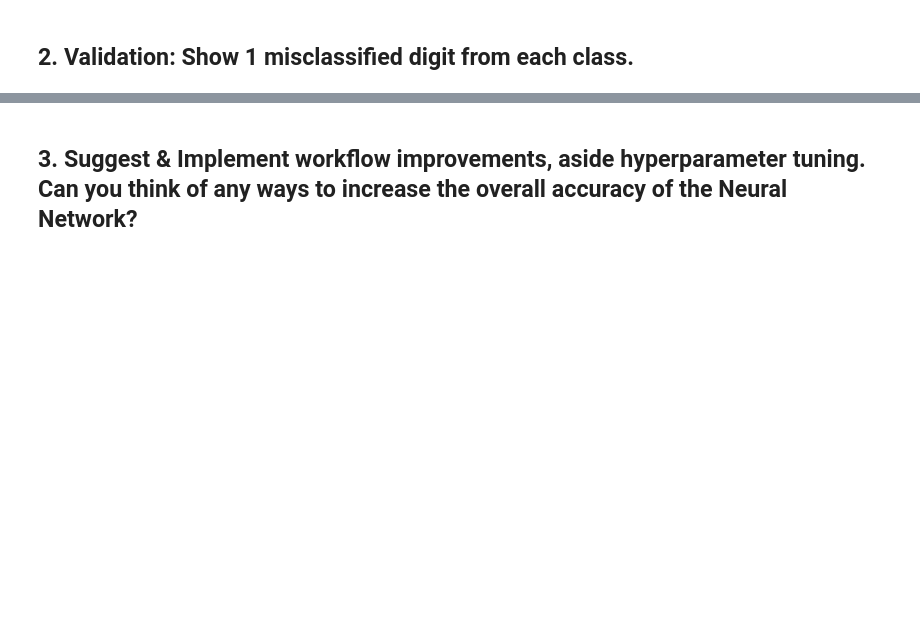
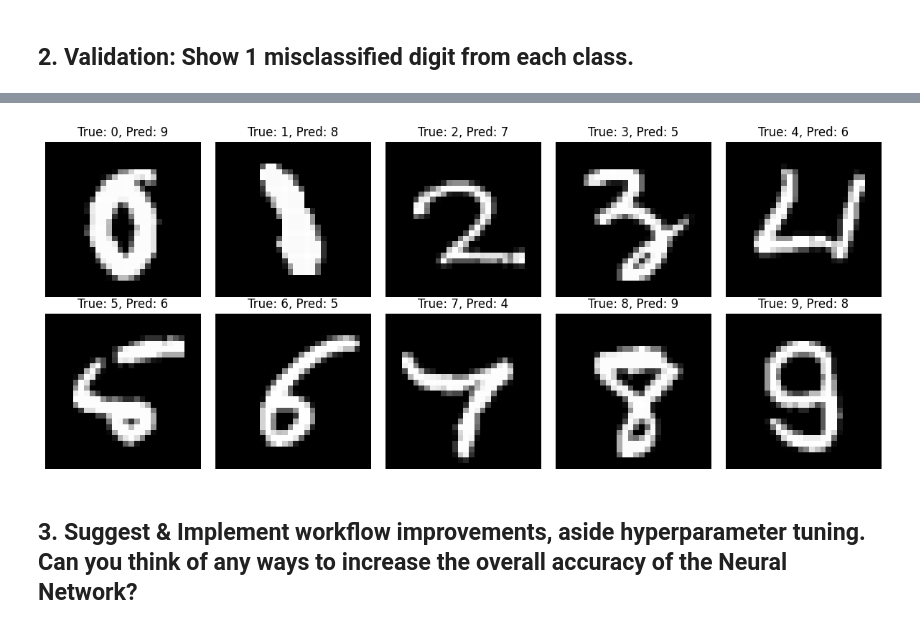
Before and after one commit to glefko/tensorflow, a Jupyter notebook: Tensorflow.ipynb, the cells around one changed output, grey strips where cells are left out. Drawn from its saved outputs; the diff is of its cells as text; code cells hidden in the pictures; blank space fills up the shorter version.

```diff
--- a/Tensorflow.ipynb
+++ b/Tensorflow.ipynb
@@ -528,3 +527,40 @@ Epoch 10/10
 1875/1875 ━━━━━━━━━━━━━━━━━━━━ 11s 6ms/step - accuracy: 0.9929 - loss: 0.0308 - val_accuracy: 0.9593 - val_loss: 0.2094
 # %% [markdown]
 ## 2. Validation: Show 1 misclassified digit from each class.
+# %%
+# Convert one-hot encoded test labels to class indices
+y_test_labels = np.argmax(y_test, axis=1)
+
+# Predict probabilities on test data and convert to class indices
+y_pred_probs = model.predict(x_test)
+y_pred_labels = np.argmax(y_pred_probs, axis=1)
+
+# Find indices where predictions do not match true labels
+misclassified_indices = np.where(y_pred_labels != y_test_labels)[0]
+
+# Collect one misclassified sample per class (if any)
+misclassified_per_class = {}
+for idx in misclassified_indices:
+    true_label = y_test_labels[idx]
+    if true_label not in misclassified_per_class:
+        misclassified_per_class[true_label] = idx
+
+# Plot one misclassified digit per class
+num_classes = 10
+fig, axes = plt.subplots(2, 5, figsize=(12, 5))
+axes = axes.flatten()
+
+for i in range(num_classes):
+    ax = axes[i]
+    if i in misclassified_per_class:
+        idx = misclassified_per_class[i]
+        img = x_test[idx].reshape(28, 28)
+        ax.imshow(img, cmap='gray')
+        ax.set_title(f'True: {i}, Pred: {y_pred_labels[idx]}')
+    else:
+        ax.text(0.5, 0.5, 'No misclassified\nsample', ha='center', va='center')
+    ax.axis('off')
+
+plt.tight_layout()
+plt.show()
+# %% [output]
@@ -531,3 +568,4 @@ Epoch 10/10
+[figure, added]
 # %% [markdown]
 ## 3. Suggest & Implement workflow improvements, aside hyperparameter tuning. Can you think of any ways to increase the overall accuracy of the Neural Network?
 # %% [markdown]
```
Also changed, not shown: parts of 3 cells of this notebook.
